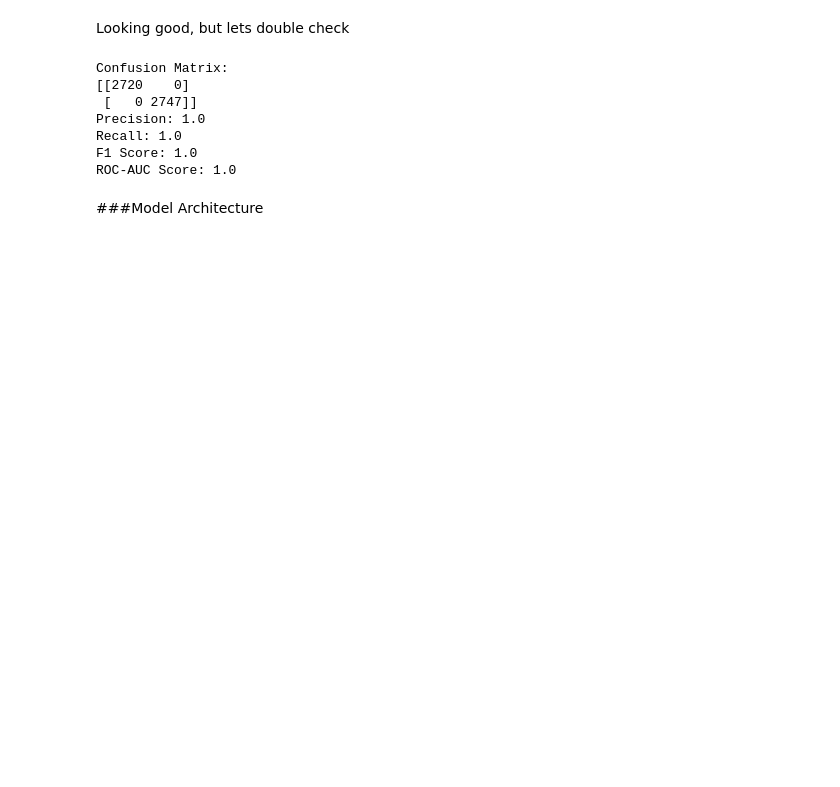
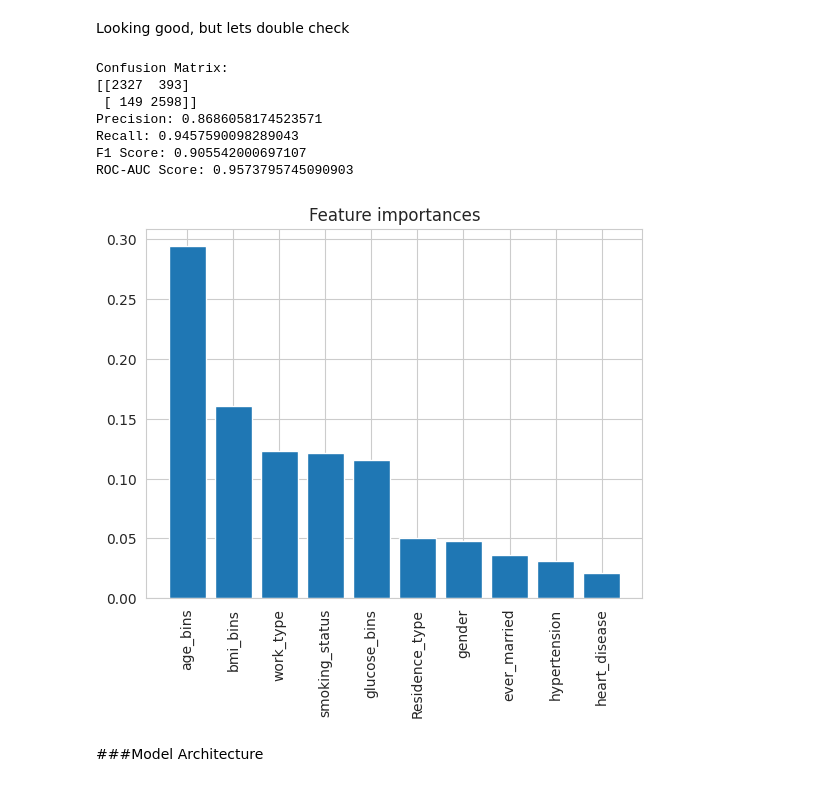
Before and after one commit to jkranyak/Project_2, a Jupyter notebook: Stroke Prediction Project with DNN and Interface.ipynb, the cells around one changed output. Saved outputs shown, nothing was run; the diff lists cells and outputs as text; code cells hidden in the pictures; blank space fills up the shorter version.

```diff
--- a/Stroke Prediction Project with DNN and Interface.ipynb
+++ b/Stroke Prediction Project with DNN and Interface.ipynb
@@ -1157,10 +1153,15 @@ df['bmi_bins'] = df['bmi_bins'].cat.codes
 df['glucose_bins'] = df['glucose_bins'].cat.codes
 df['age_bins'] = df['age_bins'].cat.codes
 
-# Then, proceed to one-hot encode other categorical variables if necessary
-categorical_cols = df.select_dtypes(include=['object', 'category']).columns
+# Set stroke as the target
+X = df.drop('stroke', axis=1)  # Features
+y = df['stroke']  # Target
 
-X = pd.get_dummies(df, columns=categorical_cols)
+# Identify categorical columns that need one-hot encoding, excluding 'stroke'
+categorical_cols = X.select_dtypes(include=['object', 'category']).columns
+
+# Apply one-hot encoding to X
+X = pd.get_dummies(X, columns=categorical_cols)
 # %%
 X_train, X_test, y_train, y_test = train_test_split(X, y, test_size=0.3, random_state=42)
 # %%
@@ -1222,12 +1223,33 @@ roc_auc = roc_auc_score(y_train_smote, y_scores[:, 1])  # Assuming the positive
 print(f"ROC-AUC Score: {roc_auc}")
 # %% [output]
 Confusion Matrix:
-[[2720    0]
- [   0 2747]]
-Precision: 1.0
-Recall: 1.0
-F1 Score: 1.0
-ROC-AUC Score: 1.0
+[[2327  393]
+ [ 149 2598]]
+Precision: 0.8686058174523571
+Recall: 0.9457590098289043
+F1 Score: 0.905542000697107
+ROC-AUC Score: 0.9573795745090903
+# %%
+from sklearn.ensemble import RandomForestClassifier
+
+# Assuming X_train_smote and y_train_smote are defined
+clf = RandomForestClassifier()
+clf.fit(X_train_smote, y_train_smote)
+
+# Get feature importances
+importances = clf.feature_importances_
+feature_names = X_train_smote.columns
+
+# Sort feature importances in descending order and plot
+indices = np.argsort(importances)[::-1]
+
+plt.figure()
+plt.title("Feature importances")
+plt.bar(range(X_train_smote.shape[1]), importances[indices])
+plt.xticks(range(X_train_smote.shape[1]), feature_names[indices], rotation=90)
+plt.show()
+# %% [output]
+[figure, added]
 # %% [markdown]
 ###Model Architecture
 # %% [markdown]
```
Also changed, not shown: parts of 46 cells of this notebook.
